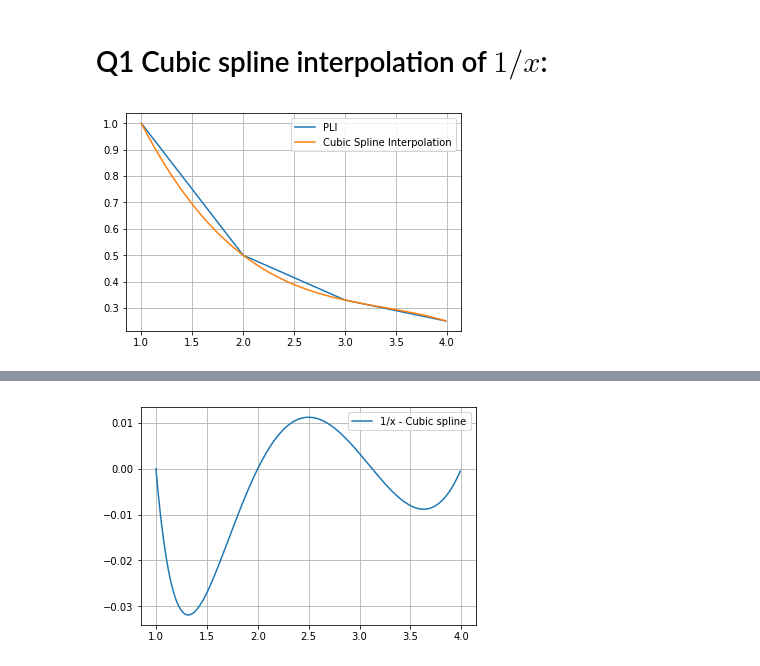
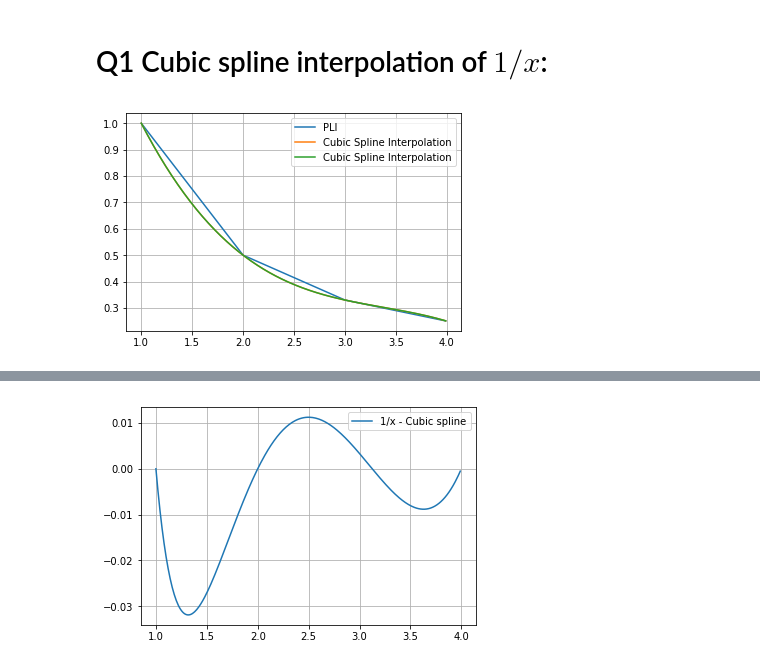
Before and after one commit to Vidhin05/Computational-and-Numerical-Methods, a Jupyter notebook: Set_7.ipynb, the cells around one changed output, grey strips where cells are left out. Saved outputs shown, nothing was run; the diff lists cells and outputs as text; code cells hidden in the pictures.

```diff
--- a/Set_7.ipynb
+++ b/Set_7.ipynb
@@ -62,13 +62,14 @@ def divdifEval(a, x, r):
 # %%
 x = np.array([1, 2, 3, 4])
 y = np.array([1, 0.5, 0.33, 0.25])
 xp = np.arange(1, 4, 0.01)
 yp = np.interp(xp, x, y)
 plt.plot(xp, yp, label = "PLI")
 yp = spline(x, y, xp, order=3, kind='smoothest')
 plt.plot(xp, yp, label = "Cubic Spline Interpolation")
+plt.plot(xp, yp, label = "Cubic Spline Interpolation")
 plt.legend(loc='best')
 plt.grid(True)
 plt.show()
 # %% [output]
-[figure, old version]
+[figure, new version]
```
Also changed, not shown: parts of 6 cells of this notebook, 1 other file.
